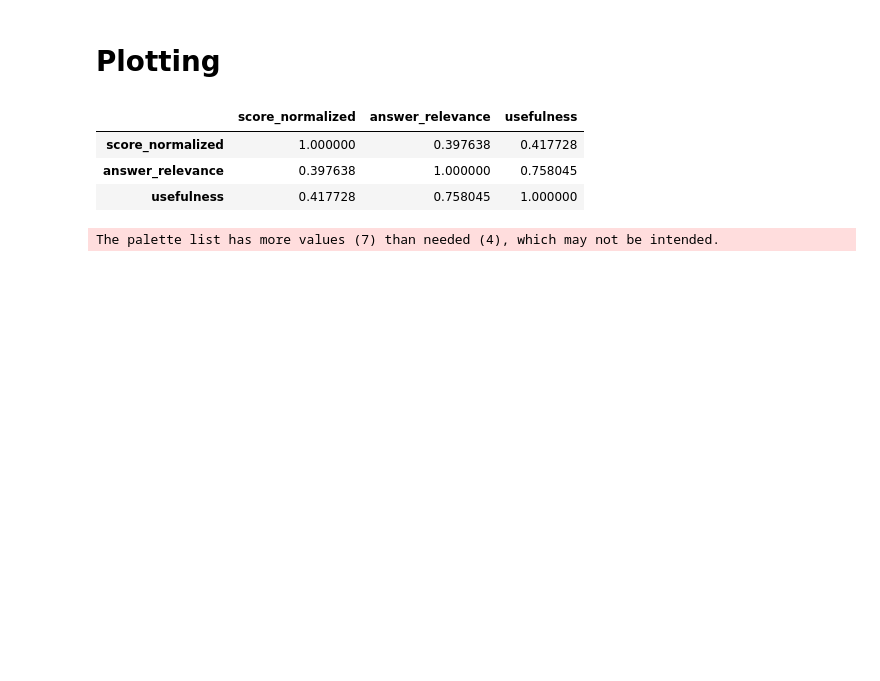
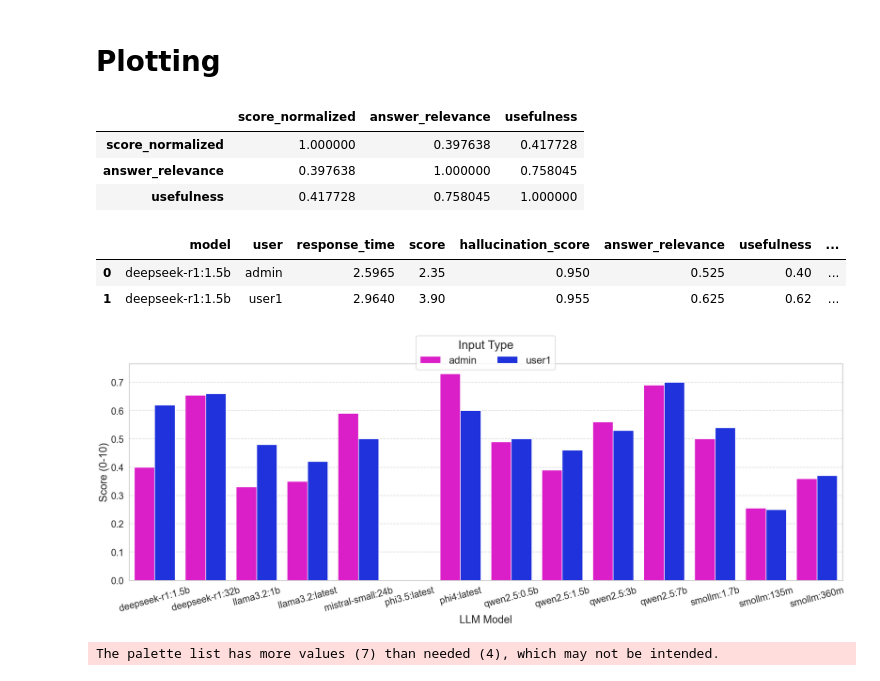
Before and after one commit to maxistaebler/eKNOW_2025, a Jupyter notebook: notebooks/graphrag_response_evaluation_v2.ipynb, the cells around one changed output. Drawn from its saved outputs; the diff is of its cells as text; code cells hidden in the pictures; blank space fills up the shorter version.

```diff
--- a/notebooks/graphrag_response_evaluation_v2.ipynb
+++ b/notebooks/graphrag_response_evaluation_v2.ipynb
@@ -323,3 +323,6 @@ final_df_opik.head(2)
 | 0 | smollm:1.7b | KG_ONLY | user1 | Who is Apple's new Chief Financia... | Apple Inc. has announced the appo... | Kevan Parekh | Apple's Board of Directors appoin... | 3.20 | 2419 | ... |
 | 1 | smollm:135m | KG_ONLY | user1 | Who is Apple's new Chief Financia... | Apple has announced that it will ... | Kevan Parekh | Apple's Board of Directors appoin... | 3.01 | 4848 | ... |
 2 rows × 26 columns
+# %%
+access_model_df = final_df_opik[final_df_opik['access'] == 'DOCUMENT_LEVEL'].groupby(['model', 'user'])[['response_time', 'score', 'hallucination_score', 'answer_relevance', 'usefulness', 'context_precision', 'context_recall']].mean().reset_index()
+access_model_df
@@ -402,6 +423,58 @@ correlation_matrix
 | score_normalized | 1.000000 | 0.397638 | 0.417728 |
 | answer_relevance | 0.397638 | 1.000000 | 0.758045 |
 | usefulness | 0.417728 | 0.758045 | 1.000000 |
+# %%
+access_model_df.head(2)
+# %% [output]
+|  | model | user | response_time | score | hallucination_score | answer_relevance | usefulness | ... |
+| 0 | deepseek-r1:1.5b | admin | 2.5965 | 2.35 | 0.950 | 0.525 | 0.40 | ... |
+| 1 | deepseek-r1:1.5b | user1 | 2.9640 | 3.90 | 0.955 | 0.625 | 0.62 | ... |
+# %%
+palette = config_seaborn()
+
+# Create figure
+plt.figure(figsize=(25, 10))
+
+# Create grouped bar plot
+ax = sns.barplot(
+    data=access_model_df,
+    x='model',
+    y='usefulness',
+    hue='user',
+    palette=palette
+)
+
+# Customize plot
+# plt.title('Statistical Measures Across Embedding Models', pad=20, size=14)
+plt.xlabel('LLM Model', size=25)
+plt.ylabel('Score (0-10)', size=25)
+
+# Rotate x-axis labels
+plt.xticks(rotation=15, fontsize=22)
+plt.yticks(fontsize=22)
+
+# Adjust legend
+plt.legend(
+    title='Input Type',
+    bbox_to_anchor=(0.5, 1.05),
+    loc='center',
+    ncol=4,
+    frameon=True,
+    fontsize=24,
+    title_fontsize=28
+)
+
+# Add grid for better readability
+plt.grid(True, axis='y', linestyle='--', alpha=0.7)
+
+# Adjust layout
+plt.tight_layout()
+
+# plt.savefig('./plots/model_performance.png', dpi=300)
+# Show plot
+plt.show()
+# %% [output]
+[figure, added]
 # %%
 palette = config_seaborn()
 
```
Also changed, not shown: parts of 1 cell of this notebook, 2 other files.
